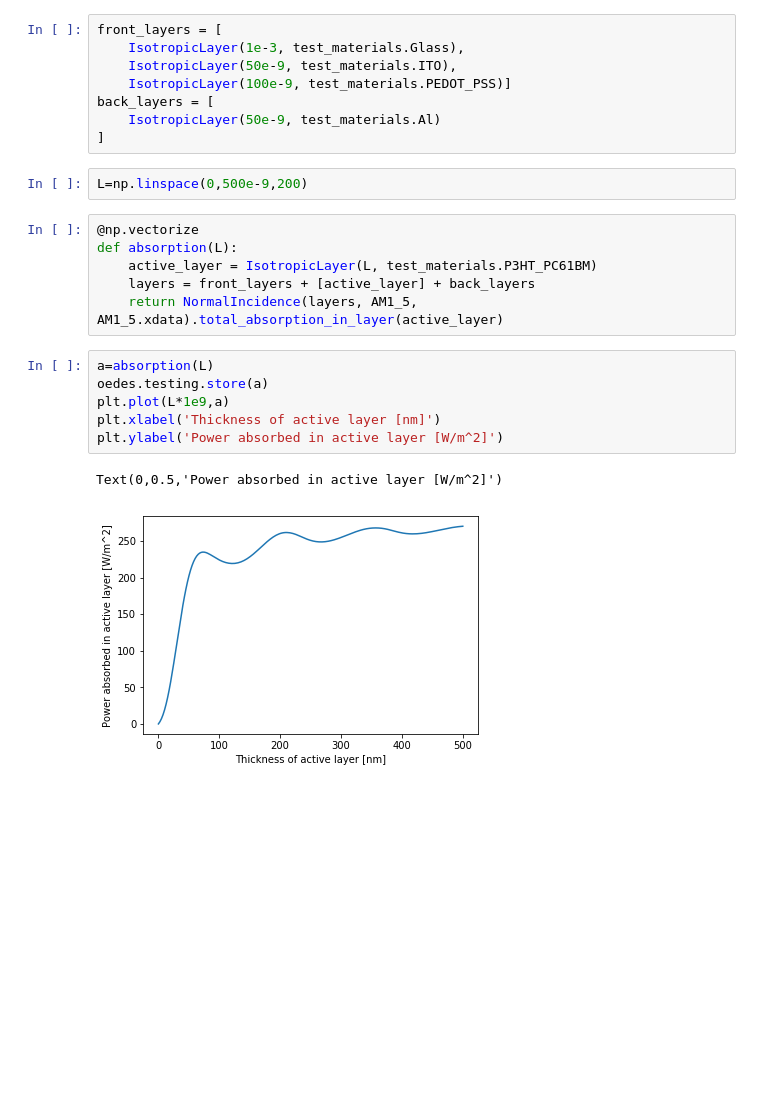
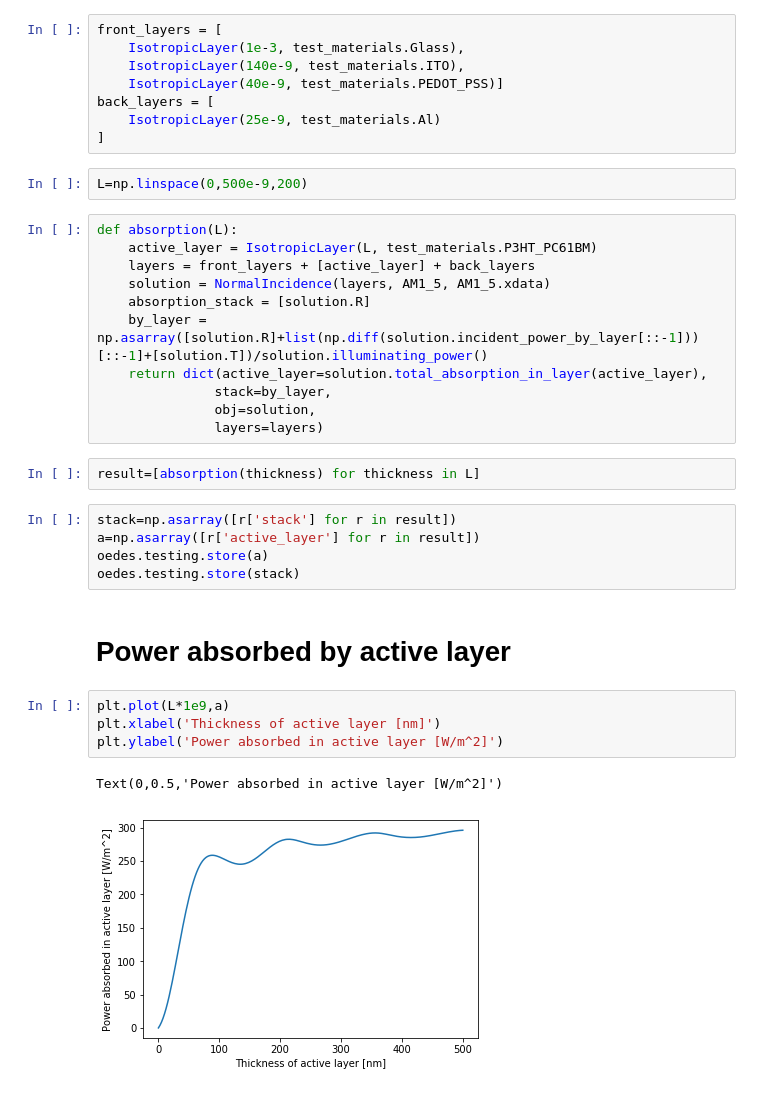
Before and after one commit to mzszym/oedes, a Jupyter notebook: examples/optical/multilayer-optics.ipynb, the cells around one changed output. Drawn from its saved outputs; the diff is of its cells as text; blank space fills up the shorter version.

```diff
--- a/examples/optical/multilayer-optics.ipynb
+++ b/examples/optical/multilayer-optics.ipynb
@@ -15,25 +15,37 @@ from oedes.optical import test_materials
 # %%
 front_layers = [
     IsotropicLayer(1e-3, test_materials.Glass),
-    IsotropicLayer(50e-9, test_materials.ITO),
-    IsotropicLayer(100e-9, test_materials.PEDOT_PSS)]
+    IsotropicLayer(140e-9, test_materials.ITO),
+    IsotropicLayer(40e-9, test_materials.PEDOT_PSS)]
 back_layers = [
-    IsotropicLayer(50e-9, test_materials.Al)
+    IsotropicLayer(25e-9, test_materials.Al)
 ]
 # %%
 L=np.linspace(0,500e-9,200)
 # %%
-@np.vectorize
 def absorption(L):
     active_layer = IsotropicLayer(L, test_materials.P3HT_PC61BM)
     layers = front_layers + [active_layer] + back_layers
-    return NormalIncidence(layers, AM1_5, AM1_5.xdata).total_absorption_in_layer(active_layer)
+    solution = NormalIncidence(layers, AM1_5, AM1_5.xdata)
+    absorption_stack = [solution.R]
+    by_layer = np.asarray([solution.R]+list(np.diff(solution.incident_power_by_layer[::-1]))[::-1]+[solution.T])/solution.illuminating_power()
+    return dict(active_layer=solution.total_absorption_in_layer(active_layer),
+               stack=by_layer,
+               obj=solution,
+               layers=layers)
+# %%
+result=[absorption(thickness) for thickness in L]
+# %%
+stack=np.asarray([r['stack'] for r in result])
+a=np.asarray([r['active_layer'] for r in result])
+oedes.testing.store(a)
+oedes.testing.store(stack)
+# %% [markdown]
+# Power absorbed by active layer
 # %%
-a=absorption(L)
-oedes.testing.store(a)
 plt.plot(L*1e9,a)
 plt.xlabel('Thickness of active layer [nm]')
 plt.ylabel('Power absorbed in active layer [W/m^2]')
 # %% [output]
 Text(0,0.5,'Power absorbed in active layer [W/m^2]')
-[figure, old version]
+[figure, new version]
```
Also changed, not shown: parts of 2 cells of this notebook, 5 other files.
